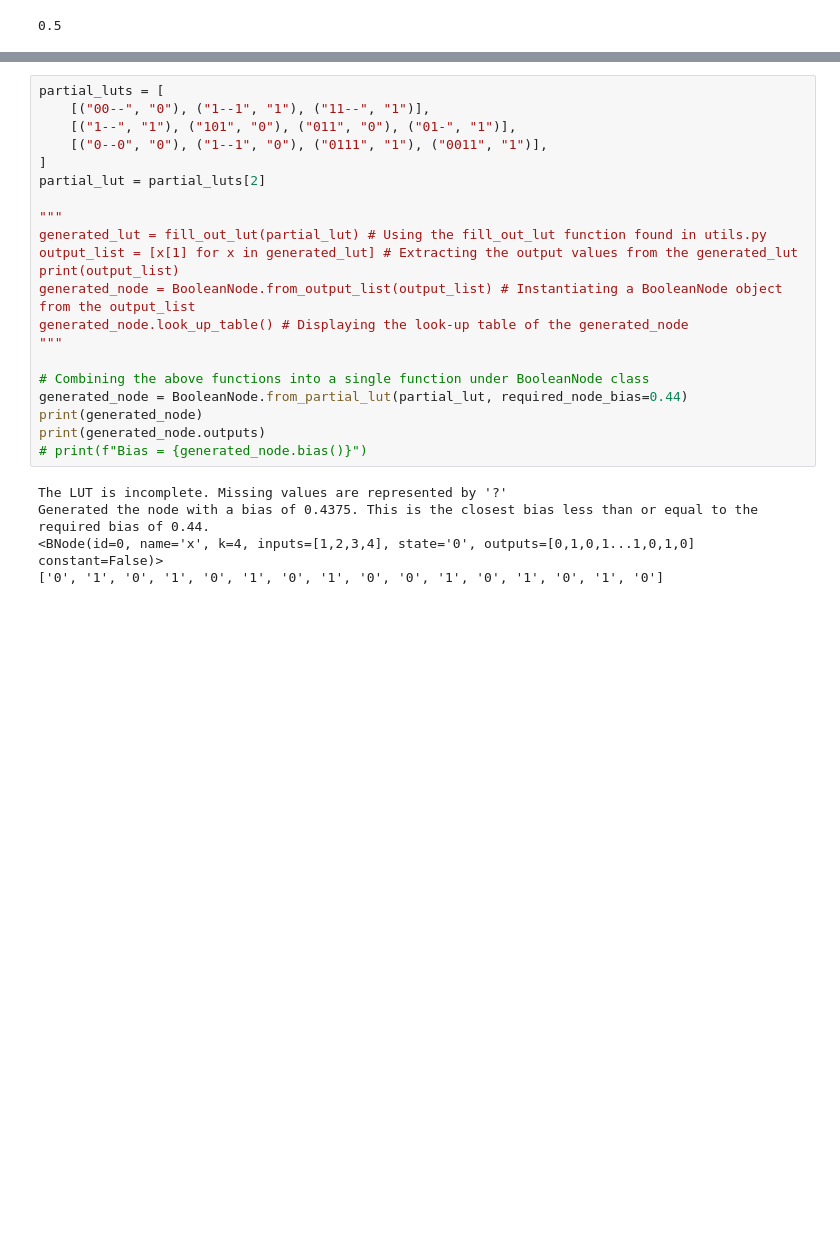
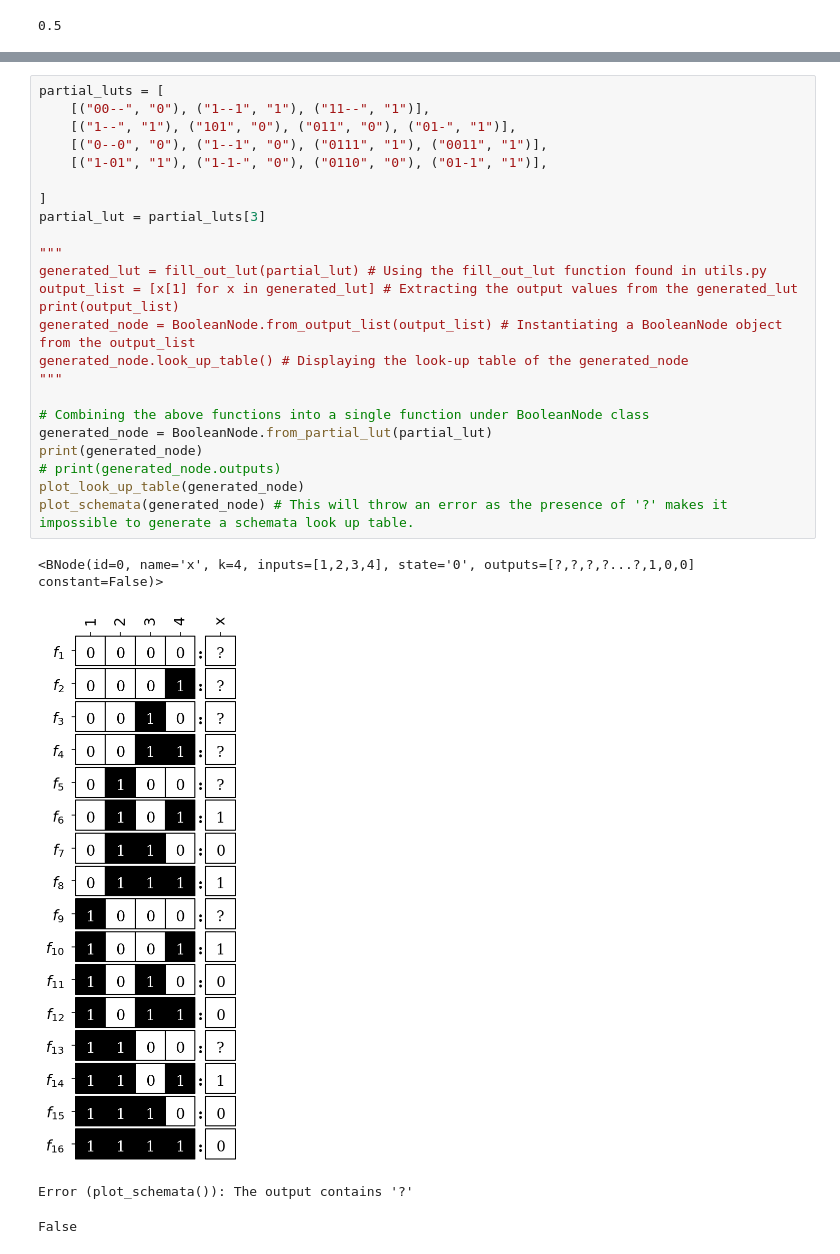
Before and after one commit to CASCI-lab/CANA, a Jupyter notebook: tutorials/Generating from Partial LUTs.ipynb, the cells around one changed output, grey strips where cells are left out. Cells and saved outputs as stored; diff of their text form; blank space fills up the shorter version.

```diff
--- a/tutorials/Generating from Partial LUTs.ipynb
+++ b/tutorials/Generating from Partial LUTs.ipynb
@@ -81,26 +82,29 @@ Warning: There is a '?' value in the output. It will be treated as zero for the
 # %%
 partial_luts = [
     [("00--", "0"), ("1--1", "1"), ("11--", "1")],
     [("1--", "1"), ("101", "0"), ("011", "0"), ("01-", "1")],
     [("0--0", "0"), ("1--1", "0"), ("0111", "1"), ("0011", "1")],
+    [("1-01", "1"), ("1-1-", "0"), ("0110", "0"), ("01-1", "1")],
+
 ]
-partial_lut = partial_luts[2]
+partial_lut = partial_luts[3]
 
 """
 generated_lut = fill_out_lut(partial_lut) # Using the fill_out_lut function found in utils.py
 output_list = [x[1] for x in generated_lut] # Extracting the output values from the generated_lut
 print(output_list)
 generated_node = BooleanNode.from_output_list(output_list) # Instantiating a BooleanNode object from the output_list
 generated_node.look_up_table() # Displaying the look-up table of the generated_node
 """
 
 # Combining the above functions into a single function under BooleanNode class
-generated_node = BooleanNode.from_partial_lut(partial_lut, required_node_bias=0.44)
+generated_node = BooleanNode.from_partial_lut(partial_lut)
 print(generated_node)
-print(generated_node.outputs)
-# print(f"Bias = {generated_node.bias()}")
+# print(generated_node.outputs)
+plot_look_up_table(generated_node)
+plot_schemata(generated_node) # This will throw an error as the presence of '?' makes it impossible to generate a schemata look up table.
 # %% [output]
-The LUT is incomplete. Missing values are represented by '?'
-Generated the node with a bias of 0.4375. This is the closest bias less than or equal to the required bias of 0.44.
-<BNode(id=0, name='x', k=4, inputs=[1,2,3,4], state='0', outputs=[0,1,0,1...1,0,1,0] constant=False)>
-['0', '1', '0', '1', '0', '1', '0', '1', '0', '0', '1', '0', '1', '0', '1', '0']
+<BNode(id=0, name='x', k=4, inputs=[1,2,3,4], state='0', outputs=[?,?,?,?...?,1,0,0] constant=False)>
+[figure, added]
+Error (plot_schemata()): The output contains '?'
+False
```
Also changed, not shown: parts of 13 cells of this notebook, 4 other files.
